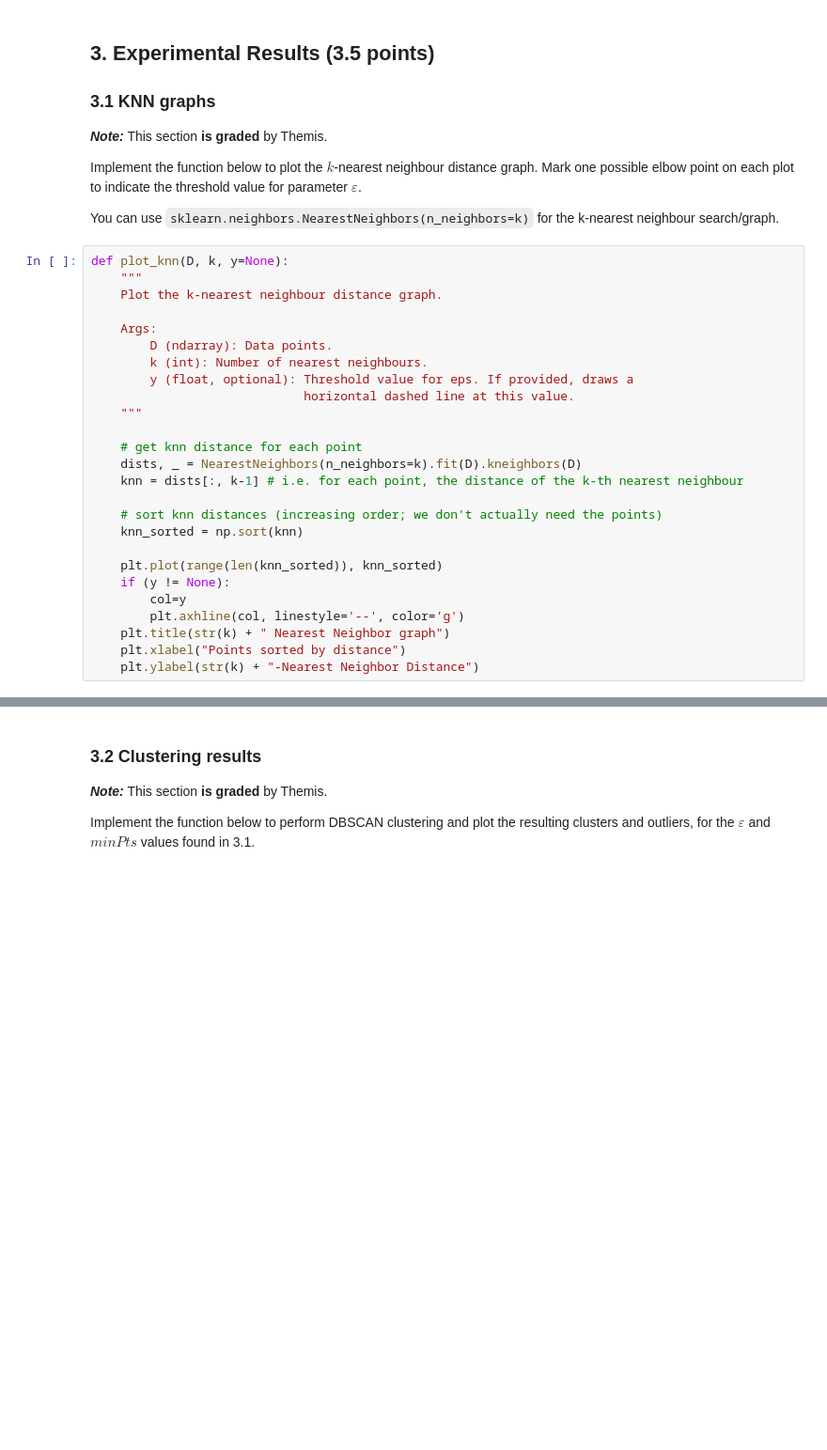
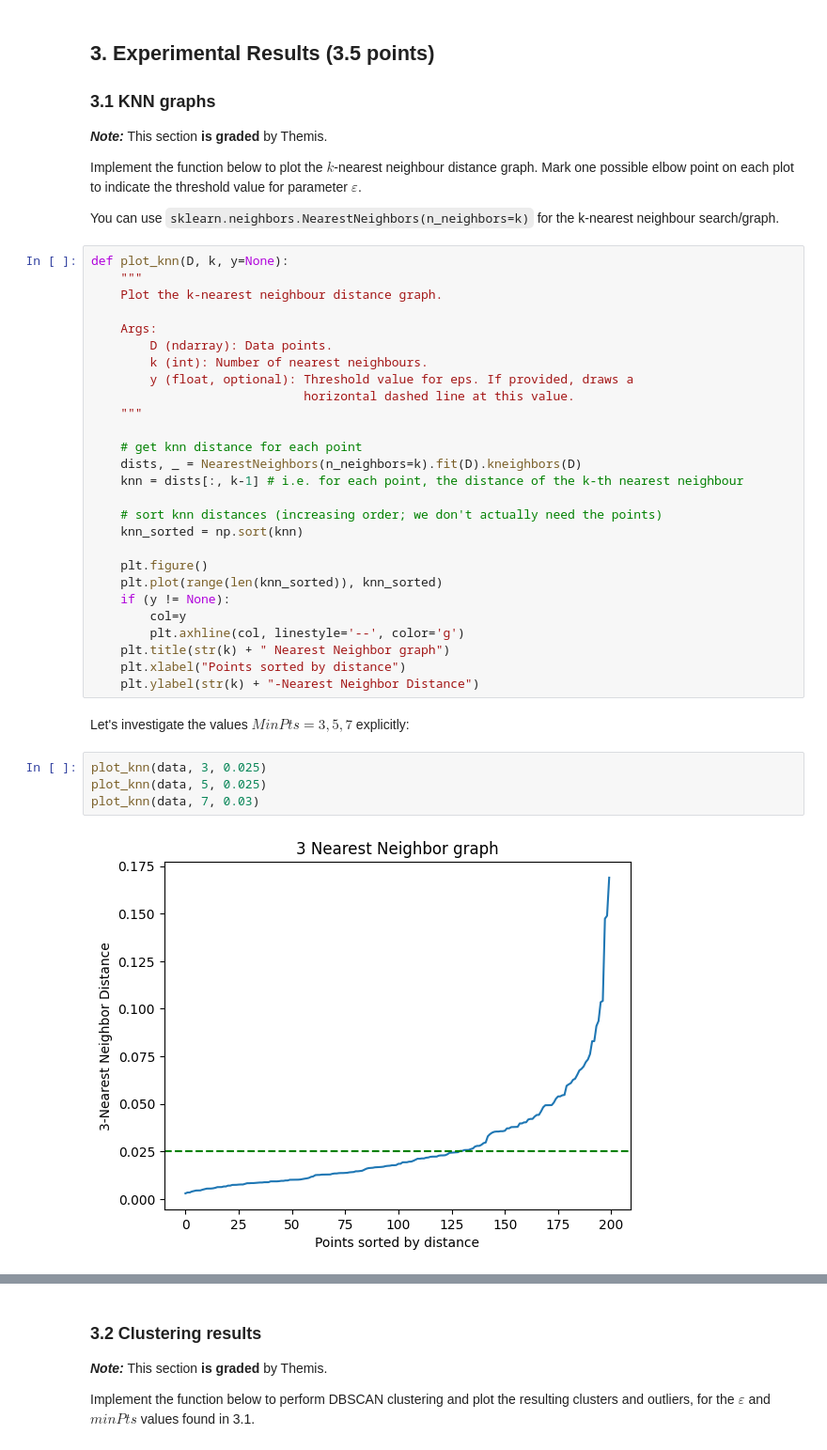
Before and after one commit to HSdeH/ml, a Jupyter notebook: a4/a4.ipynb, the cells around one changed output, grey strips where cells are left out. Shown at 94% size. Cells and saved outputs as stored; diff of their text form; blank space fills up the shorter version.

Commit message:
3.1: fixed subsequent plots overlapping, added section about determining epsilon

```diff
--- a/a4/a4.ipynb
+++ b/a4/a4.ipynb
@@ -173,6 +173,7 @@ def plot_knn(D, k, y=None):
     # sort knn distances (increasing order; we don't actually need the points)
     knn_sorted = np.sort(knn)
 
+    plt.figure()
     plt.plot(range(len(knn_sorted)), knn_sorted)
     if (y != None):
         col=y
@@ -180,3 +181,11 @@ def plot_knn(D, k, y=None):
     plt.title(str(k) + " Nearest Neighbor graph")
     plt.xlabel("Points sorted by distance")
     plt.ylabel(str(k) + "-Nearest Neighbor Distance")
+# %% [markdown]
+Let's investigate the values $MinPts = 3,5,7$ explicitly:
+# %%
+plot_knn(data, 3, 0.025)
+plot_knn(data, 5, 0.025)
+plot_knn(data, 7, 0.03)
+# %% [output]
+[figure, added]
```
Also changed, not shown: parts of 3 cells of this notebook.
